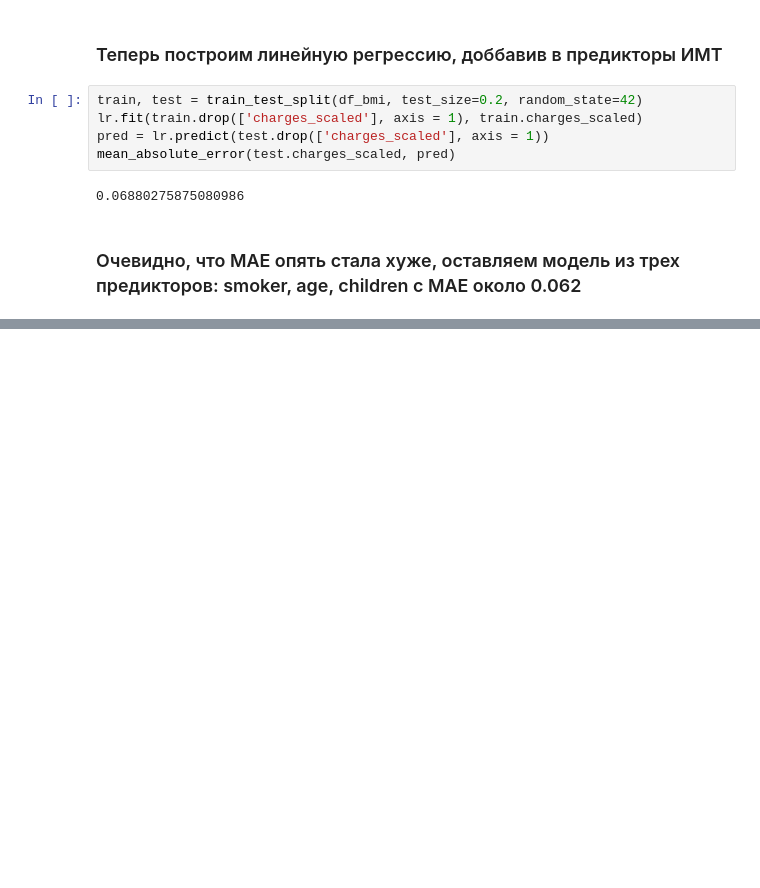
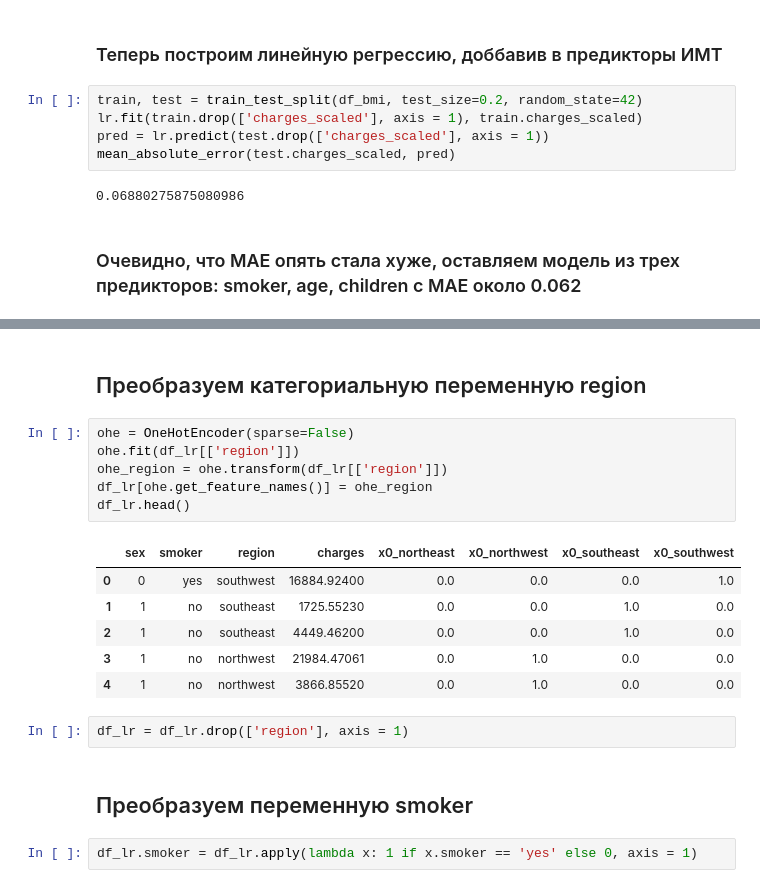
Before and after one commit to YaluninaTatiana/incurance, a Jupyter notebook: Incurance.ipynb, the cells around one changed output, grey strips where cells are left out. Drawn from its saved outputs; the diff is of its cells as text; blank space fills up the shorter version.

```diff
--- a/Incurance.ipynb
+++ b/Incurance.ipynb
@@ -627,0 +847,21 @@ mean_absolute_error(test.charges_scaled, pred)
+# %% [markdown]
+## Преобразуем категориальную переменную region
+# %%
+ohe = OneHotEncoder(sparse=False)
+ohe.fit(df_lr[['region']])
+ohe_region = ohe.transform(df_lr[['region']])
+df_lr[ohe.get_feature_names()] = ohe_region
+df_lr.head()
+# %% [output]
+|  | sex | smoker | region | charges | x0_northeast | x0_northwest | x0_southeast | x0_southwest |
+| 0 | 0 | yes | southwest | 16884.92400 | 0.0 | 0.0 | 0.0 | 1.0 |
+| 1 | 1 | no | southeast | 1725.55230 | 0.0 | 0.0 | 1.0 | 0.0 |
+| 2 | 1 | no | southeast | 4449.46200 | 0.0 | 0.0 | 1.0 | 0.0 |
+| 3 | 1 | no | northwest | 21984.47061 | 0.0 | 1.0 | 0.0 | 0.0 |
+| 4 | 1 | no | northwest | 3866.85520 | 0.0 | 1.0 | 0.0 | 0.0 |
+# %%
+df_lr = df_lr.drop(['region'], axis = 1)
+# %% [markdown]
+## Преобразуем переменную smoker
+# %%
+df_lr.smoker = df_lr.apply(lambda x: 1 if x.smoker == 'yes' else 0, axis = 1)
```
Also changed, not shown: parts of 48 cells of this notebook, 1 other file.
